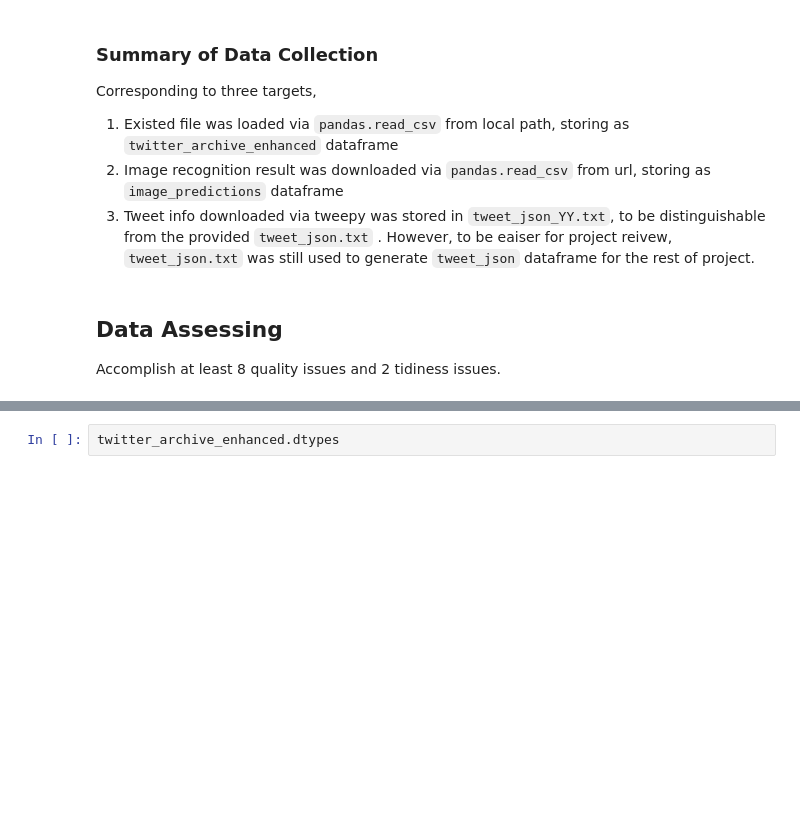
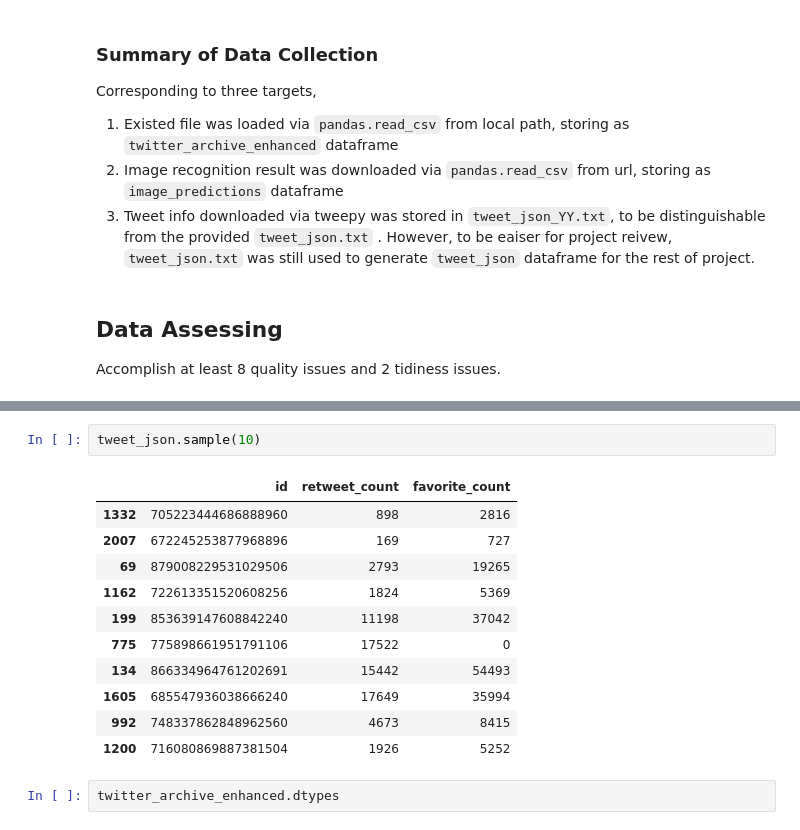
Before and after one commit to YestinYang/Learning-Path, a Jupyter notebook: Projects/WeRateDogs/wrangle_act.ipynb, the cells around one changed output, grey strips where cells are left out. Cells and saved outputs as stored; diff of their text form; blank space fills up the shorter version.

```diff
--- a/Projects/WeRateDogs/wrangle_act.ipynb
+++ b/Projects/WeRateDogs/wrangle_act.ipynb
@@ -162,3 +190,17 @@ Accomplish at least 8 quality issues and 2 tidiness issues.
+# %%
+tweet_json.sample(10)
+# %% [output]
+|  | id | retweet_count | favorite_count |
+| 1332 | 705223444686888960 | 898 | 2816 |
+| 2007 | 672245253877968896 | 169 | 727 |
+| 69 | 879008229531029506 | 2793 | 19265 |
+| 1162 | 722613351520608256 | 1824 | 5369 |
+| 199 | 853639147608842240 | 11198 | 37042 |
+| 775 | 775898661951791106 | 17522 | 0 |
+| 134 | 866334964761202691 | 15442 | 54493 |
+| 1605 | 685547936038666240 | 17649 | 35994 |
+| 992 | 748337862848962560 | 4673 | 8415 |
+| 1200 | 716080869887381504 | 1926 | 5252 |
 # %%
 twitter_archive_enhanced.dtypes
 # %% [output]
```
Also changed, not shown: parts of 26 cells of this notebook.
